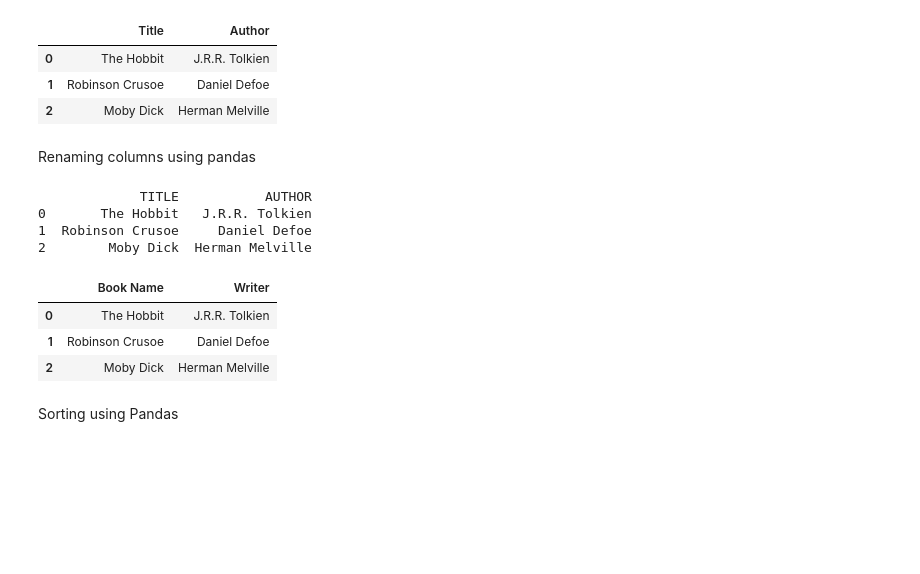
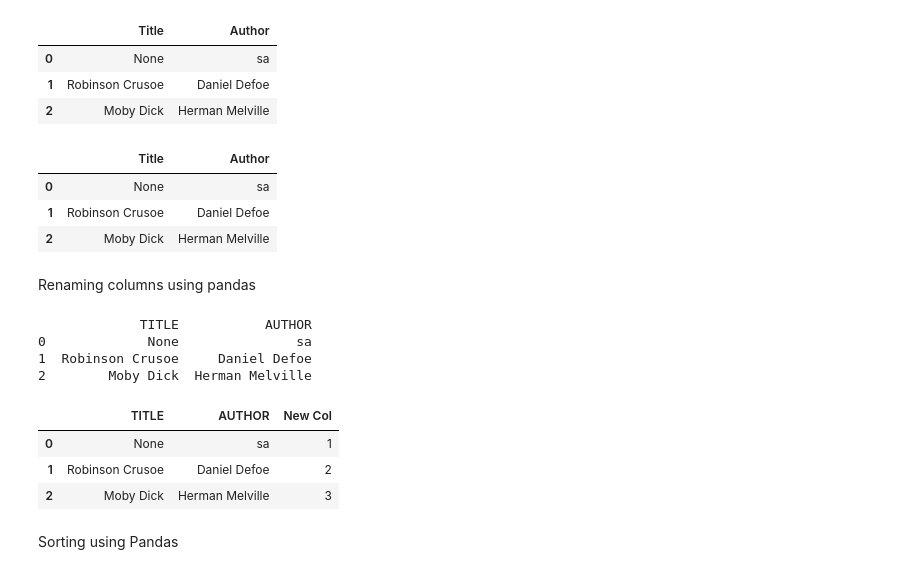
Before and after one commit to Mithun162001/Python-Notebooks, a Jupyter notebook: Data Manipulation Using Pandas/Data_Manipulation_using_Pandas.ipynb, the cells around one changed output. Cells and saved outputs as stored; diff of their text form; code cells hidden in the pictures; blank space fills up the shorter version.

```diff
--- a/Data Manipulation Using Pandas/Data_Manipulation_using_Pandas.ipynb
+++ b/Data Manipulation Using Pandas/Data_Manipulation_using_Pandas.ipynb
@@ -4,33 +20,44 @@
 import numpy as np
 import pandas as pd
 # %%
-data={'Title':['The Hobbit', 'Robinson Crusoe', 'Moby Dick'],
-    'Author':['J.R.R. Tolkien', 'Daniel Defoe', 'Herman Melville']}
-df=pd.DataFrame(data)
+data={'Title':[None, 'Robinson Crusoe', 'Moby Dick'],
+     'Author':['sa', 'Daniel Defoe', 'Herman Melville']}
+
+df = pd.DataFrame(data)
+df.dropna(how='all', inplace= True)
 df
 # %% [output]
 |  | Title | Author |
-| 0 | The Hobbit | J.R.R. Tolkien |
+| 0 | None | sa |
 | 1 | Robinson Crusoe | Daniel Defoe |
 | 2 | Moby Dick | Herman Melville |
+# %%
+df
+# %% [output]
+|  | Title | Author |
+| 0 | None | sa |
+| 1 | Robinson Crusoe | Daniel Defoe |
+| 2 | Moby Dick | Herman Melville |
 # %% [markdown]
 Renaming columns using pandas
 # %%
-df.columns=['TITLE','AUTHOR']         #Changing the keys of the column
+df.columns=['TITLE', 'AUTHOR']         #Changing the keys of the column
 print(df)
 # %% [output]
              TITLE           AUTHOR
-0       The Hobbit   J.R.R. Tolkien
+0             None               sa
 1  Robinson Crusoe     Daniel Defoe
 2        Moby Dick  Herman Melville
-# %%
-df
-df.rename(columns={'TITLE':'Book Name', 'AUTHOR':'Writer'})
-# %% [output]
-|  | Book Name | Writer |
-| 0 | The Hobbit | J.R.R. Tolkien |
-| 1 | Robinson Crusoe | Daniel Defoe |
-| 2 | Moby Dick | Herman Melville |
+# %%
+# other method of renaming the column labels
+df.rename(columns={'TITLE':'Book Name', 'AUTHOR':'Writer'})       # It is a dictionary
+df['New Col'] = [1,2,3]      # new column created
+df
+# %% [output]
+|  | TITLE | AUTHOR | New Col |
+| 0 | None | sa | 1 |
+| 1 | Robinson Crusoe | Daniel Defoe | 2 |
+| 2 | Moby Dick | Herman Melville | 3 |
 # %% [markdown]
 Sorting using Pandas
 # %%
```
Also changed, not shown: parts of 63 cells of this notebook.
